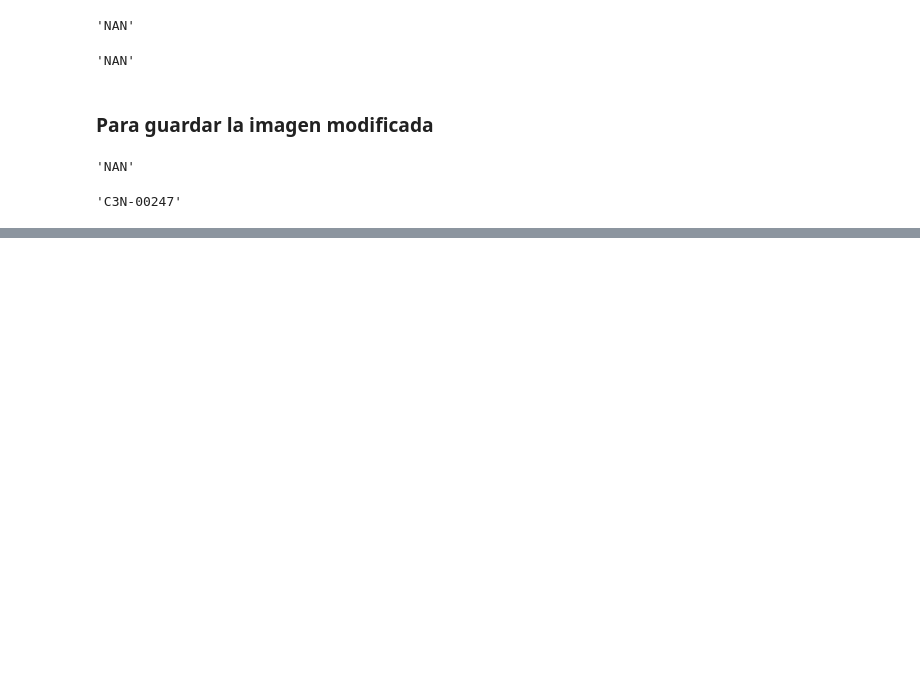
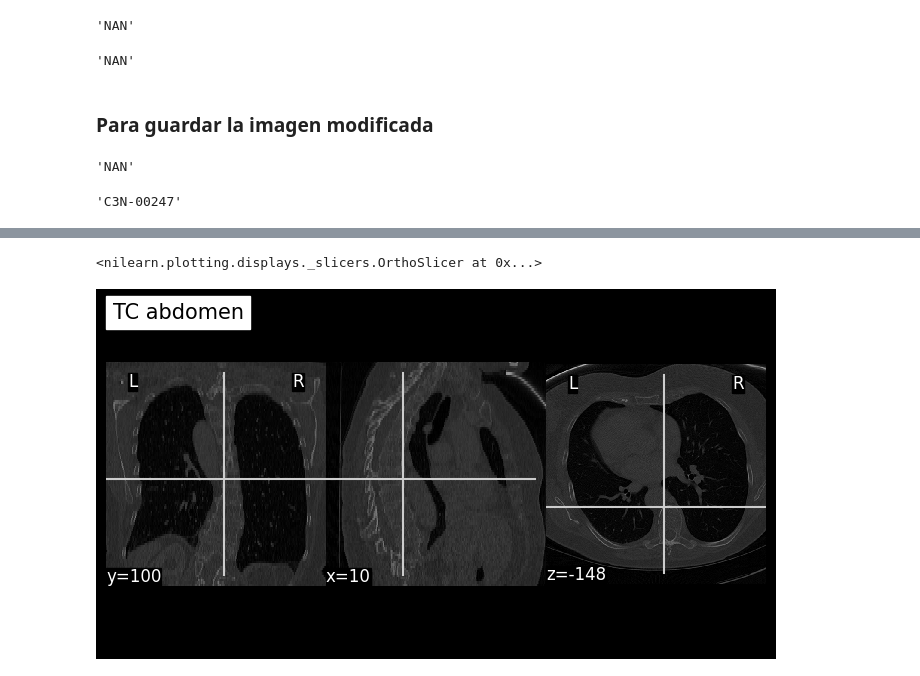
Before and after one commit to PabloAristiC/Inform-tica-ll, a Jupyter notebook: Unidad 3/Pydicom.ipynb, the cells around one changed output, grey strips where cells are left out. Saved outputs shown, nothing was run; the diff lists cells and outputs as text; code cells hidden in the pictures; blank space fills up the shorter version.

```diff
--- a/Unidad 3/Pydicom.ipynb
+++ b/Unidad 3/Pydicom.ipynb
@@ -249,0 +255,4 @@ data.PatientName
+# %%
+img=r"Datos_nifti\2_lung_30__b70f.nii.gz"
+# %%
+img1=nilearn.image.load_img(img)
@@ -249,0 +264,6 @@ data.PatientName
+# %%
+plotting.plot_anat(img1,title='TC abdomen',cut_coords=[10,100,-148]) #Sagital, Coronal, Axial
+# plotting.plot_anat(img1,title='TC abdomen')
+# %% [output]
+<nilearn.plotting.displays._slicers.OrthoSlicer at 0x...>
+[figure, added]
```
Also changed, not shown: parts of 20 cells of this notebook, 5 other files.
